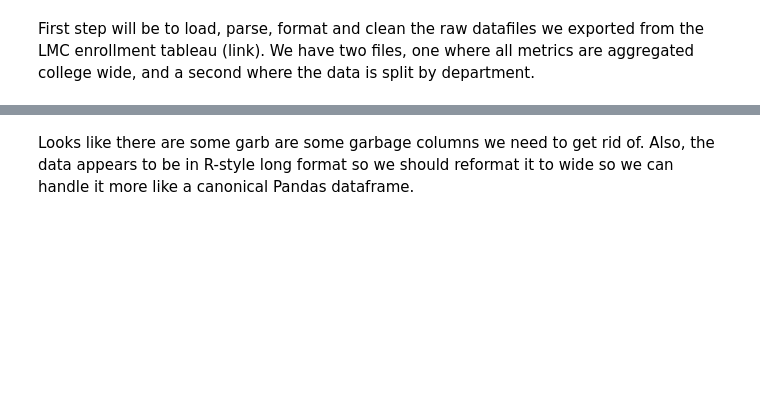
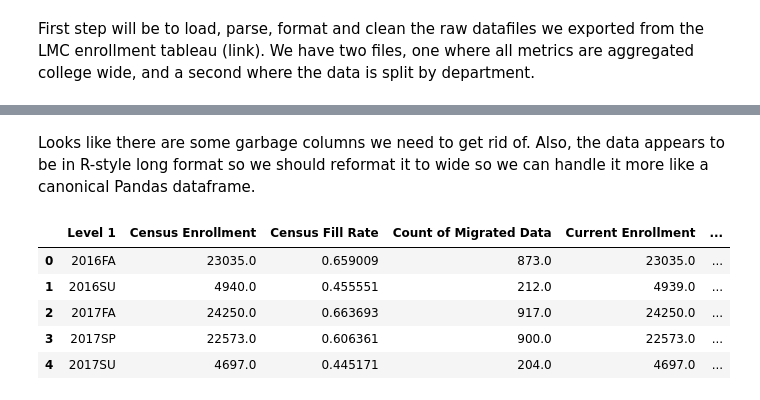
Before and after one commit to gperdrizet/LMC-enrollment-forecast, a Jupyter notebook: notebooks/data_exploration.ipynb, the cells around one changed output, grey strips where cells are left out. Cells and saved outputs as stored; diff of their text form; code cells hidden in the pictures; blank space fills up the shorter version.

```diff
--- a/notebooks/data_exploration.ipynb
+++ b/notebooks/data_exploration.ipynb
@@ -21,5 +35,5 @@ enrollment_by_department.head()
 # %% [markdown]
-Looks like there are some garb are some garbage columns we need to get rid of. Also, the data appears to be in R-style long format so we should reformat it to wide so we can handle it more like a canonical Pandas dataframe.
+Looks like there are some garbage columns we need to get rid of. Also, the data appears to be in R-style long format so we should reformat it to wide so we can handle it more like a canonical Pandas dataframe.
 # %%
 # Drop columns we don't need
 enrollment_by_semester.drop(['Level 2', 'Level 3', 'NegPos_Number', 'List of Values'], axis=1, inplace=True)
@@ -37,6 +51,13 @@ enrollment_by_semester = pd.concat([enrollment_by_semester, term], axis=1)
 term = enrollment_by_department['Level 1'].str.extract('(?P<year>\d{4})(?P<semester>[a-zA-Z]{2})', expand=True)
 enrollment_by_department = pd.concat([enrollment_by_department, term], axis=1)
 # %%
-enrollment_by_semester.describe()
+enrollment_by_semester.head()
+# %% [output]
+|  | Level 1 | Census Enrollment | Census Fill Rate | Count of Migrated Data | Current Enrollment | ... |
+| 0 | 2016FA | 23035.0 | 0.659009 | 873.0 | 23035.0 | ... |
+| 1 | 2016SU | 4940.0 | 0.455551 | 212.0 | 4939.0 | ... |
+| 2 | 2017FA | 24250.0 | 0.663693 | 917.0 | 24250.0 | ... |
+| 3 | 2017SP | 22573.0 | 0.606361 | 900.0 | 22573.0 | ... |
+| 4 | 2017SU | 4697.0 | 0.445171 | 204.0 | 4697.0 | ... |
 # %%
 enrollment_by_department.describe()
```
Also changed, not shown: parts of 5 cells of this notebook.
